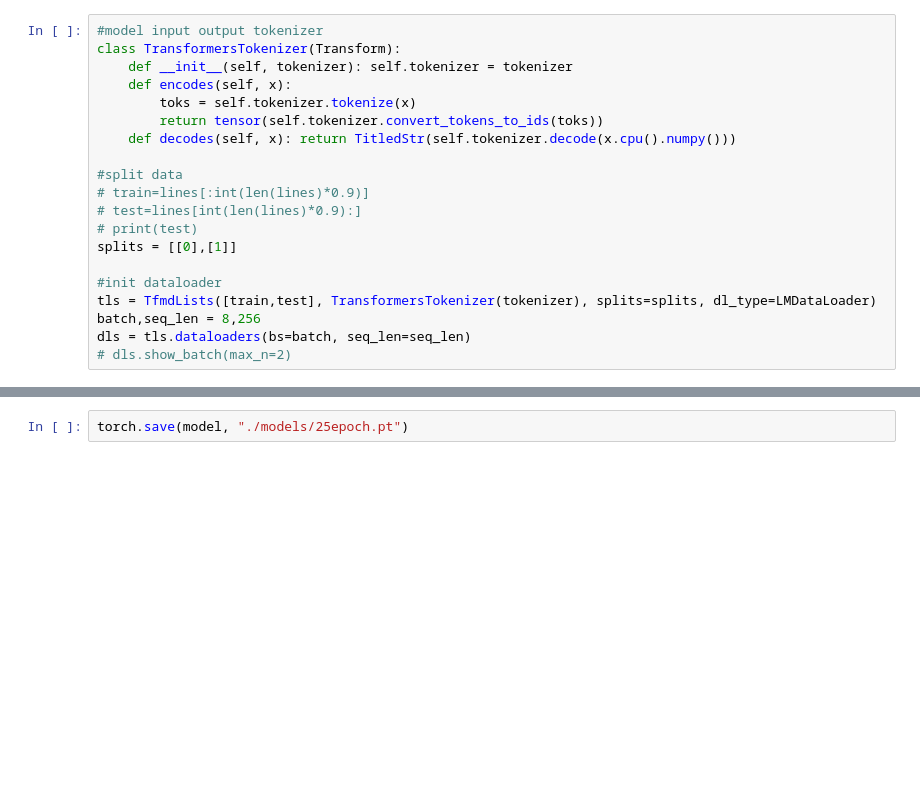
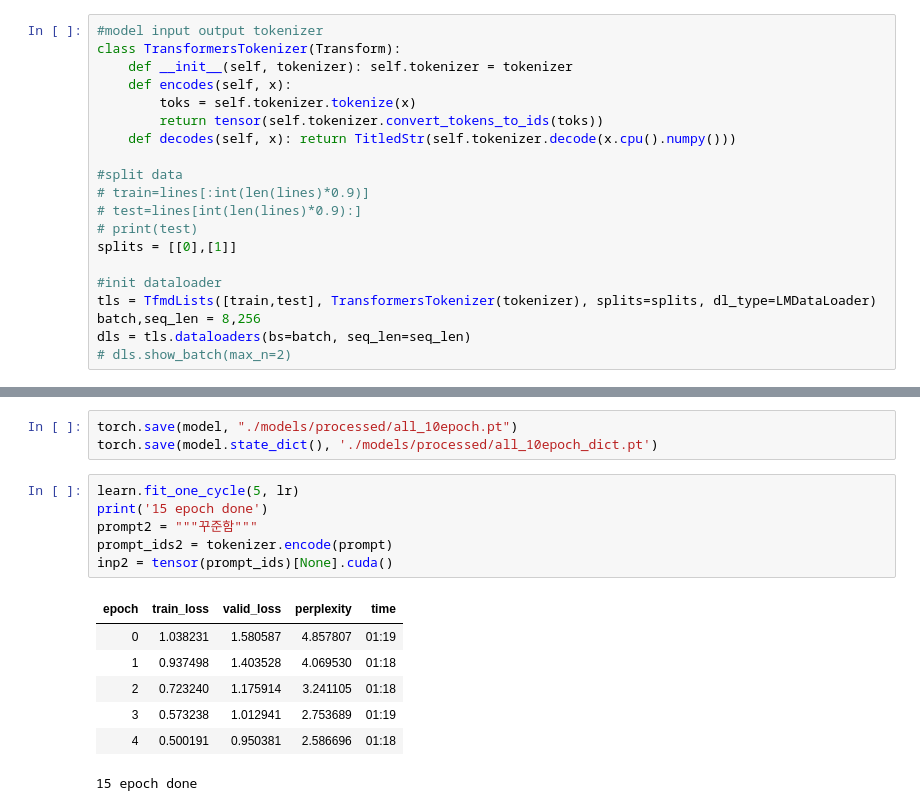
Before and after one commit to DiveInKU/jaso-me-ai, a Jupyter notebook: train_all.ipynb, the cells around one changed output, grey strips where cells are left out. Cells and saved outputs as stored; diff of their text form; blank space fills up the shorter version.

```diff
--- a/train_all.ipynb
+++ b/train_all.ipynb
@@ -243,2 +268,17 @@ for i in range(5):
 # %%
-torch.save(model, "./models/25epoch.pt")
+torch.save(model, "./models/processed/all_10epoch.pt")
+torch.save(model.state_dict(), './models/processed/all_10epoch_dict.pt')
+# %%
+learn.fit_one_cycle(5, lr)
+print('15 epoch done')
+prompt2 = """꾸준함"""
+prompt_ids2 = tokenizer.encode(prompt)
+inp2 = tensor(prompt_ids)[None].cuda()
+# %% [output]
+| epoch | train_loss | valid_loss | perplexity | time |
+| 0 | 1.038231 | 1.580587 | 4.857807 | 01:19 |
+| 1 | 0.937498 | 1.403528 | 4.069530 | 01:18 |
+| 2 | 0.723240 | 1.175914 | 3.241105 | 01:18 |
+| 3 | 0.573238 | 1.012941 | 2.753689 | 01:19 |
+| 4 | 0.500191 | 0.950381 | 2.586696 | 01:18 |
+15 epoch done
```
Also changed, not shown: parts of 21 cells of this notebook.
